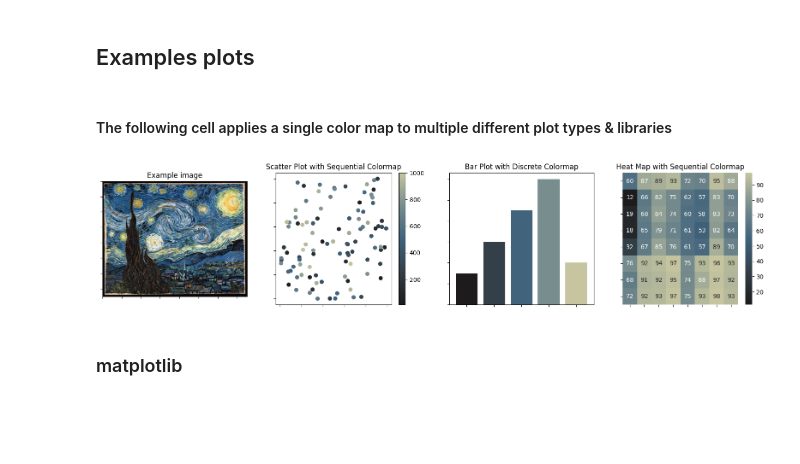
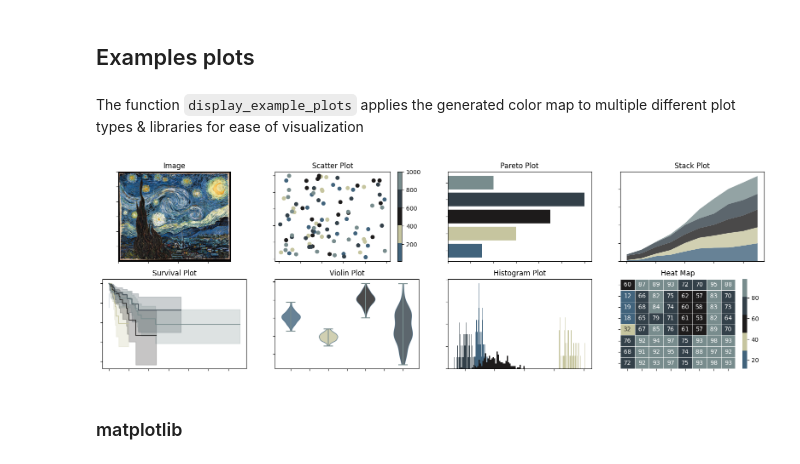
Before and after one commit to sansona/palettecleanse, a Jupyter notebook: usage.ipynb, the cells around one changed output. Drawn from its saved outputs; the diff is of its cells as text; code cells hidden in the pictures; blank space fills up the shorter version.

Commit message:
"Wrote wrapper function for display of example plots"

```diff
--- a/usage.ipynb
+++ b/usage.ipynb
@@ -40,44 +40,11 @@ vangogh = convert_to_cmap(f'images/{fname}')
 # %% [markdown]
 ## Examples plots
 # %% [markdown]
-#### The following cell applies a single color map to multiple different plot types & libraries
+The function `display_example_plots` applies the generated color map to multiple different plot types & libraries for ease of visualization
-# %%
-# Example plot applying single color map to multiple plot types across matplotlib & seaborn
-
-# Convert image to cmap
-vangogh = convert_to_cmap(f'images/{fname}')
-
-# Generate subplots
-fig, axes = plt.subplots(nrows=1, ncols=4, figsize=(20,4))
-axes[0].imshow(plt.imread(f'images/{fname}'))
-axes[0].set_title('Example image')
-
-
-# Scatter Plot - Sequential Colormap
-s = axes[1].scatter(np.random.rand(100), np.random.rand(100), c=range(10,1010,10), cmap=vangogh)
-axes[1].set_title('Scatter Plot with Sequential Colormap')
-fig.colorbar(s, ax=axes[1])
-
-# Bar Plot - Discrete Colormap
-colors = vangogh(np.linspace(0, 1, 5))
-axes[2].bar(['cat', 'dog', 'fish', 'owl', 'whale'], [15, 30, 45, 60, 20], color=colors)
-axes[2].set_title(f'Bar Plot with Discrete Colormap')
-
-# Heat Map - Sequential Colormap
-axes[3] = sns.heatmap(sns.load_dataset("glue").pivot(index="Model", columns="Task", values="Score"), annot=True, cmap=vangogh)
-axes[3].set_title('Heat Map with Sequential Colormap')
-
-# Turn off all labels
-for ax in axes:
-    ax.set_xticklabels([])
-    ax.set_yticklabels([])
-    ax.set_xlabel('')
-    ax.set_ylabel('')
-    ax.grid(False)
-
-plt.show()
-# %% [output]
-[figure, removed]
+# %%
+vangogh_obj.display_example_plots()
+# %% [output]
+[figure, added]
 # %% [markdown]
 ### matplotlib
 # %% [markdown]
```
Also changed, not shown: parts of 5 cells of this notebook, 3 other files.
